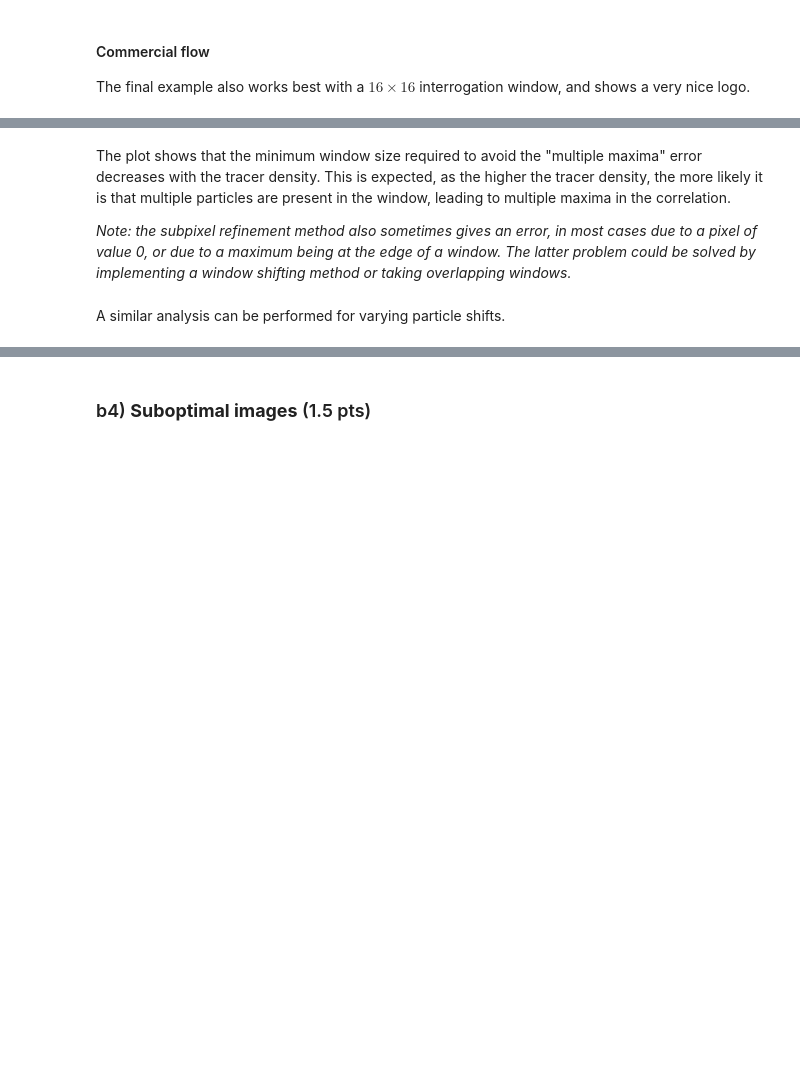
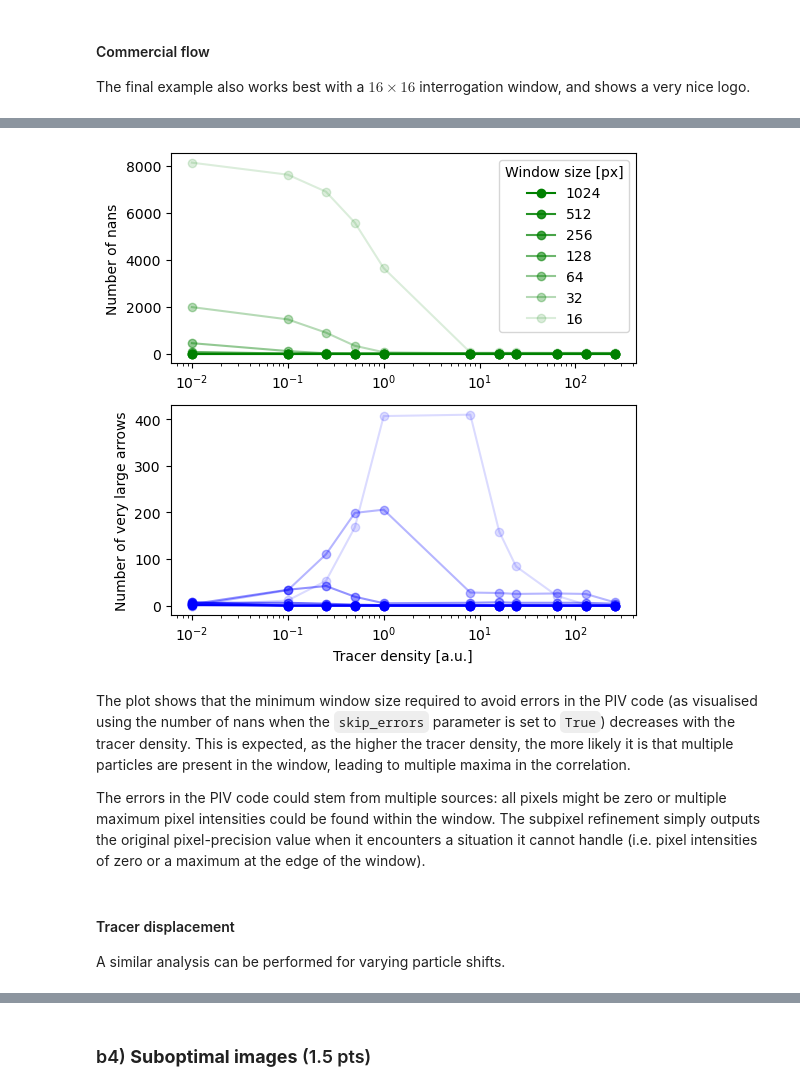
Before and after one commit to TFLVerouden/ETPoF, a Jupyter notebook: HW4/ETPoF_HW4.ipynb, the cells around one changed output, grey strips where cells are left out. Cells and saved outputs as stored; diff of their text form; code cells hidden in the pictures; blank space fills up the shorter version.

```diff
--- a/HW4/ETPoF_HW4.ipynb
+++ b/HW4/ETPoF_HW4.ipynb
@@ -238,6 +267,25 @@ plt.show()
+# %%
+# Plot the nan and error counts as a function of the tracer density, where the window size determines the color of the plot
+fig, ax = plt.subplots(2,1, figsize=(6, 6))
+tracer_densities = [float(i) for i in set_names]
+
+# For all window sizes
+for l in range(l_max):
+    ax[0].semilogx(tracer_densities, nan_count[:, l], 'o-', color='g', alpha=(l_max-l)/(l_max), label=f'{window_size_array[l]}')
+
+    ax[1].semilogx(tracer_densities, err_count[:, l], 'o-', color='b', alpha=(l_max-l)/(l_max), label=f'{window_size_array[l]}')
+ax[1].set_xlabel('Tracer density [a.u.]')
+ax[0].set_ylabel('Number of nans')
+ax[1].set_ylabel('Number of very large arrows')
+ax[0].legend(title='Window size [px]', loc='upper right')
+
+plt.show()
+# %% [output]
+[figure, added]
 # %% [markdown]
-The plot shows that the minimum window size required to avoid the "multiple maxima" error decreases with the tracer density. This is expected, as the higher the tracer density, the more likely it is that multiple particles are present in the window, leading to multiple maxima in the correlation.
+The plot shows that the minimum window size required to avoid errors in the PIV code (as visualised using the number of nans when the `skip_errors` parameter is set to `True`) decreases with the tracer density. This is expected, as the higher the tracer density, the more likely it is that multiple particles are present in the window, leading to multiple maxima in the correlation.
 
-_Note: the subpixel refinement method also sometimes gives an error, in most cases due to a pixel of value 0, or due to a maximum being at the edge of a window. The latter problem could be solved by implementing a window shifting method or taking overlapping windows._
+The errors in the PIV code could stem from multiple sources: all pixels might be zero or multiple maximum pixel intensities could be found within the window. The subpixel refinement simply outputs the original pixel-precision value when it encounters a situation it cannot handle (i.e. pixel intensities of zero or a maximum at the edge of the window).
 # %% [markdown]
+#### Tracer displacement
 A similar analysis can be performed for varying particle shifts.
```
Also changed, not shown: parts of 21 cells of this notebook.
